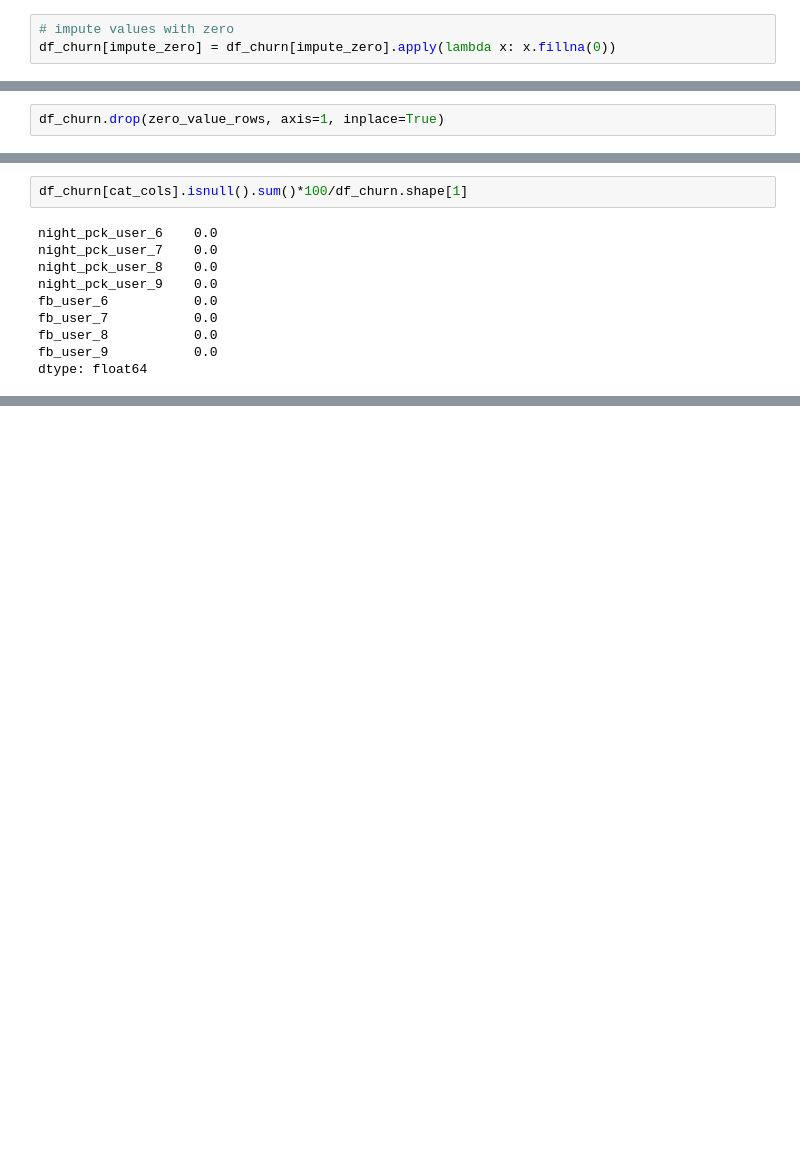
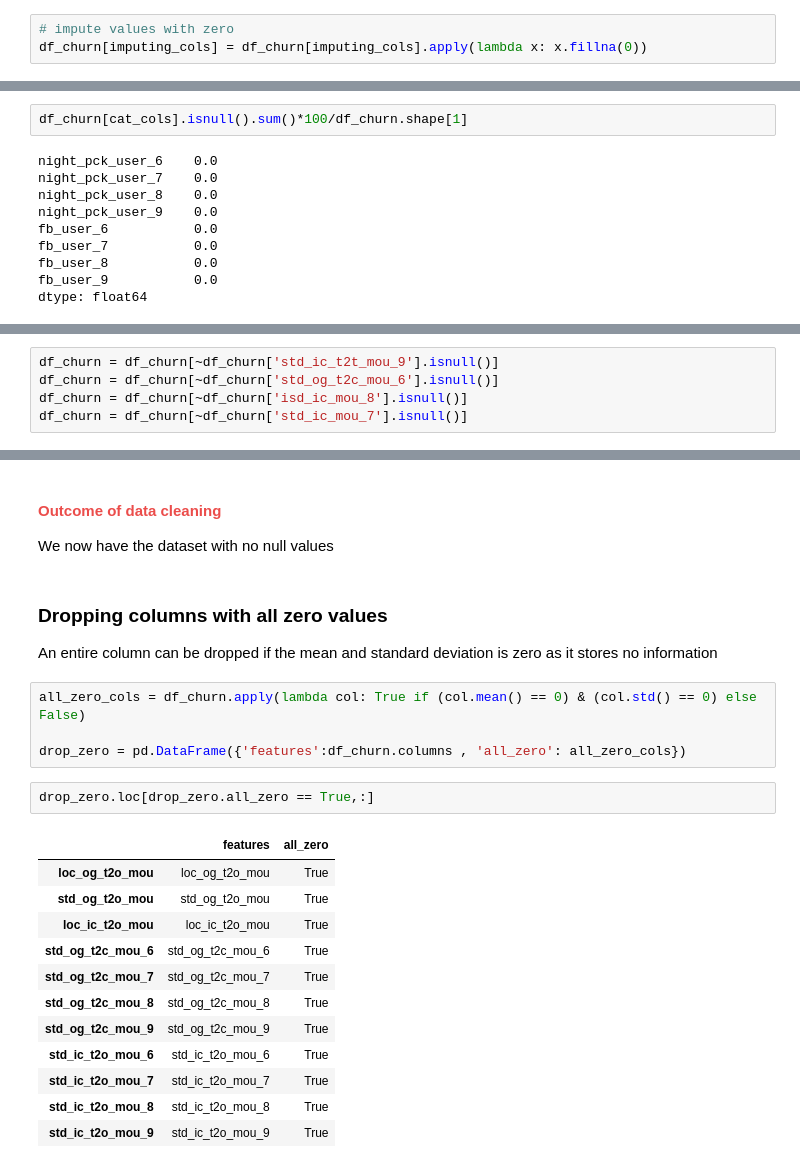
Before and after one commit to ved0507/telcom-churn-2021, a Jupyter notebook: Telcom_churn.ipynb, the cells around one changed output, grey strips where cells are left out. Saved outputs shown, nothing was run; the diff lists cells and outputs as text; blank space fills up the shorter version.

Commit message:
Made some corrections in filtering and made 0 null values in dataset
1. dropped all null value rows (~7% data)
2. dropping colmn with 0 mean and 0 std

```diff
--- a/Telcom_churn.ipynb
+++ b/Telcom_churn.ipynb
@@ -182,4 +179,4 @@ impute_zero = ['total_rech_data_6', 'total_rech_data_7', 'total_rech_data_8', 't
 # %%
 # impute values with zero
-df_churn[impute_zero] = df_churn[impute_zero].apply(lambda x: x.fillna(0))
+df_churn[imputing_cols] = df_churn[imputing_cols].apply(lambda x: x.fillna(0))
 # %%
@@ -258,5 +237,3 @@ df_churn[zero_value_rows].describe()
-# %%
-df_churn.drop(zero_value_rows, axis=1, inplace=True)
 # %% [markdown]
 ## b) Replace NaN values in categorical variables
 Replace missing values in the categorical values with '-1' where '-1' will be a new category.
@@ -330,0 +330,5 @@ print("{0} columns dropped.".format(dropped_cols))
+# %%
+df_churn = df_churn[~df_churn['std_ic_t2t_mou_9'].isnull()]
+df_churn = df_churn[~df_churn['std_og_t2c_mou_6'].isnull()]
+df_churn = df_churn[~df_churn['isd_ic_mou_8'].isnull()]
+df_churn = df_churn[~df_churn['std_ic_mou_7'].isnull()]
@@ -350 +358,29 @@ sep_vbc_3g            0.000000
 dtype: float64
+# %% [markdown]
+#### <font color='#eb4d4b'>Outcome of data cleaning</font>
+
+We now have the dataset with no null values
+# %% [markdown]
+### Dropping columns with all zero values
+
+An entire column can be dropped if the mean and standard deviation is zero
+as it stores no information
+# %%
+all_zero_cols = df_churn.apply(lambda col: True if (col.mean() == 0) & (col.std() == 0) else False)
+
+drop_zero = pd.DataFrame({'features':df_churn.columns , 'all_zero': all_zero_cols})
+# %%
+drop_zero.loc[drop_zero.all_zero == True,:]
+# %% [output]
+|  | features | all_zero |
+| loc_og_t2o_mou | loc_og_t2o_mou | True |
+| std_og_t2o_mou | std_og_t2o_mou | True |
+| loc_ic_t2o_mou | loc_ic_t2o_mou | True |
+| std_og_t2c_mou_6 | std_og_t2c_mou_6 | True |
+| std_og_t2c_mou_7 | std_og_t2c_mou_7 | True |
+| std_og_t2c_mou_8 | std_og_t2c_mou_8 | True |
+| std_og_t2c_mou_9 | std_og_t2c_mou_9 | True |
+| std_ic_t2o_mou_6 | std_ic_t2o_mou_6 | True |
+| std_ic_t2o_mou_7 | std_ic_t2o_mou_7 | True |
+| std_ic_t2o_mou_8 | std_ic_t2o_mou_8 | True |
+| std_ic_t2o_mou_9 | std_ic_t2o_mou_9 | True |
```
Also changed, not shown: parts of 28 cells of this notebook.
